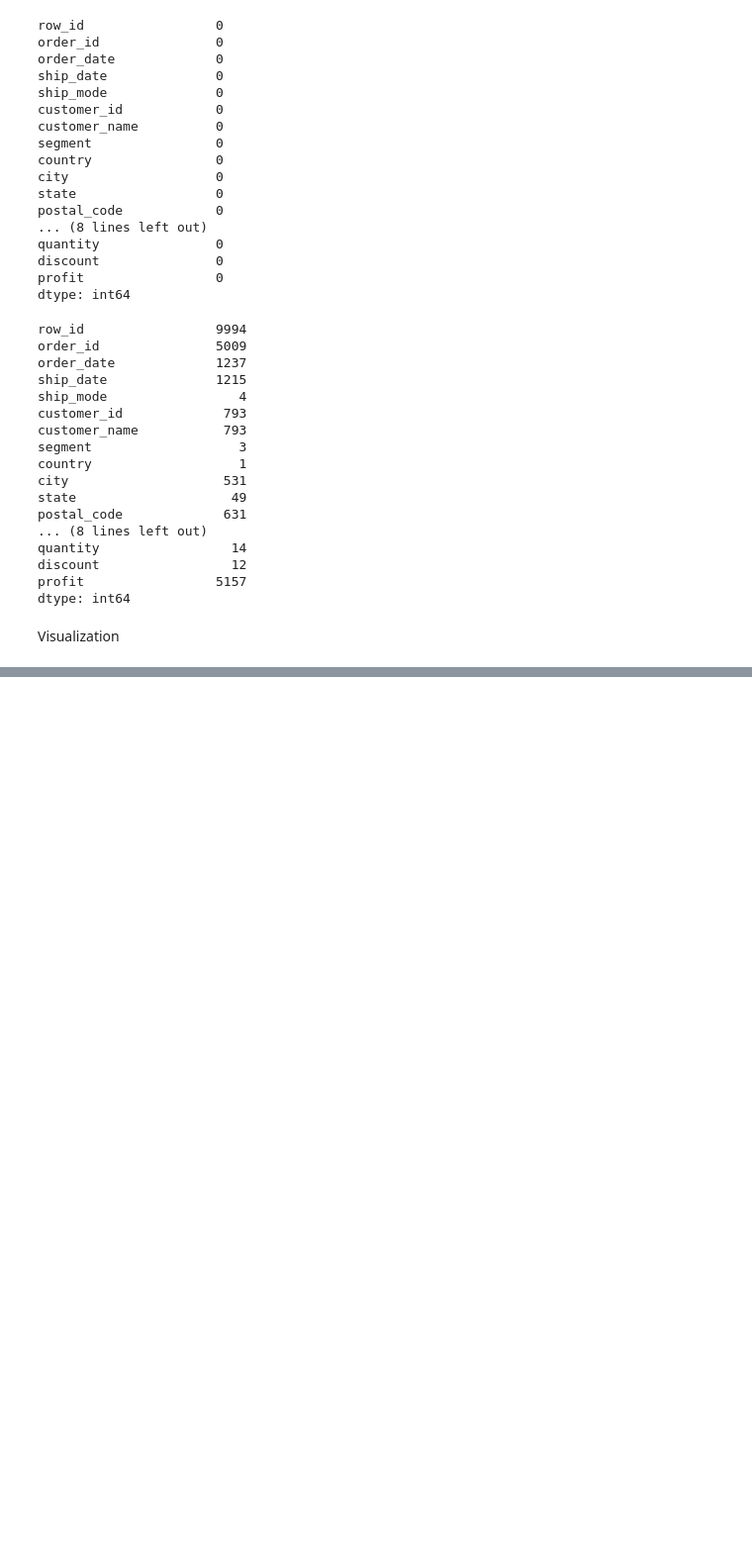
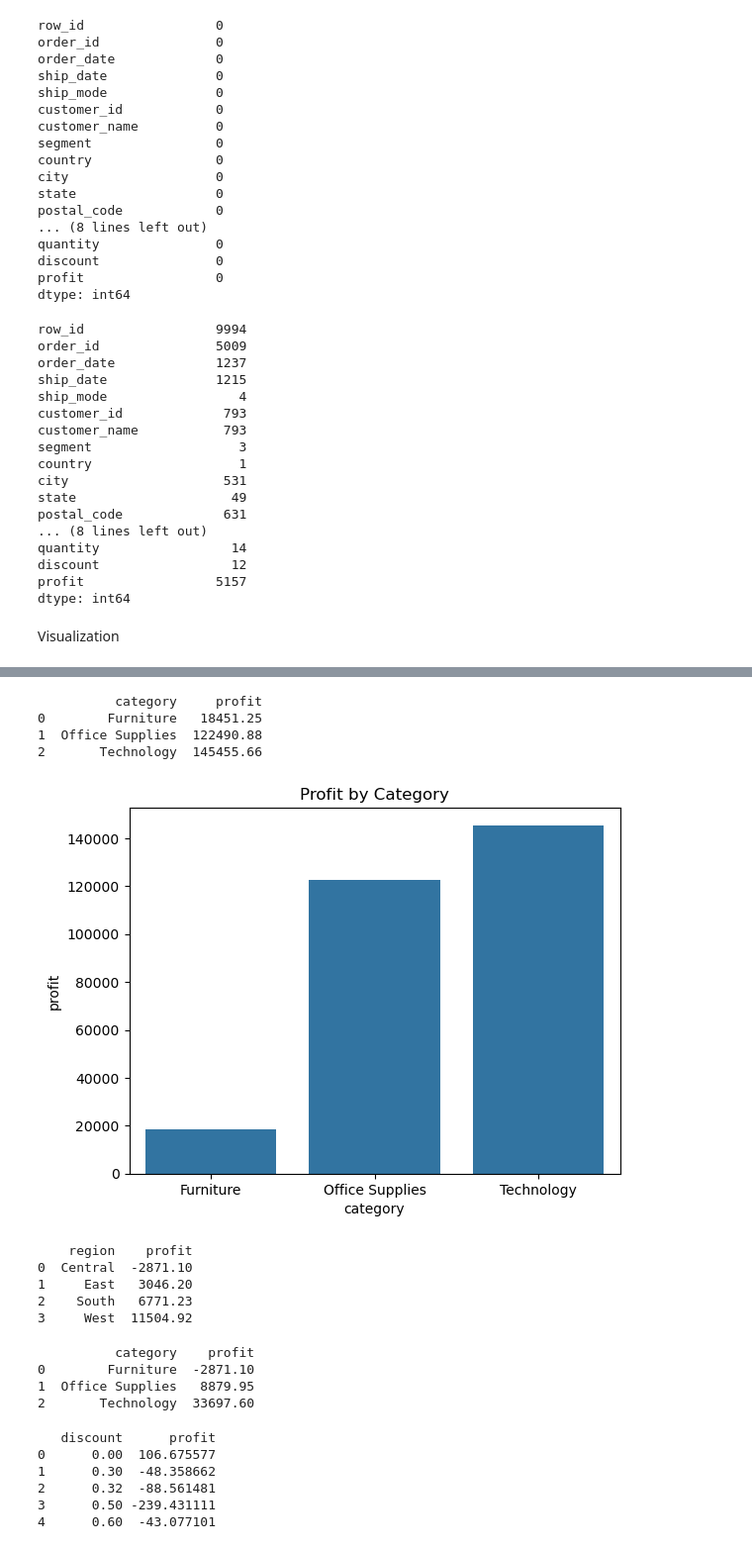
Before and after one commit to manishmopuri19/Retail_supply_chain_Analysis, a Jupyter notebook: Retail Supply Chain.ipynb, the cells around one changed output, grey strips where cells are left out. Shown at 99% size. Drawn from its saved outputs; the diff is of its cells as text; code cells hidden in the pictures; blank space fills up the shorter version.

Commit message:
Analysis the profits and features invovled

```diff
--- a/Retail Supply Chain.ipynb
+++ b/Retail Supply Chain.ipynb
@@ -5,4 +6,4 @@ import seaborn as sns
 # %%
-data=pd.read_csv('D:/Datasets/retailsupplychain/Retail-Supply-Chain-Sales-Dataset.csv', parse_dates=['Order Date', 'Ship Date'])
+data=pd.read_csv('C:/Users/manis/OneDrive/Desktop/Data Science/Retail supply chain/retailsupplychainData/Retail-Supply-Chain-Sales-Dataset.csv', parse_dates=['Order Date', 'Ship Date'])
 # %%
 print(data.head(5))
@@ -114,0 +138,2 @@ Visualization
+# %%
+data['delivery_time'] = (data['ship_date'] - data['order_date']).dt.days
@@ -114,0 +160,39 @@ Visualization
+# %%
+cat_profit=data.groupby('category')['profit'].sum().reset_index()
+print(cat_profit)
+sns.barplot(data=cat_profit, x='category', y='profit')
+plt.title("Profit by Category")
+plt.show()
+# %% [output]
+          category     profit
+0        Furniture   18451.25
+1  Office Supplies  122490.88
+2       Technology  145455.66
+[figure, added]
+# %%
+furniture_evaluation=data[data['category']=='Furniture'].groupby('region')['profit'].sum().reset_index()
+print(furniture_evaluation)
+# %% [output]
+    region    profit
+0  Central  -2871.10
+1     East   3046.20
+2    South   6771.23
+3     West  11504.92
+# %%
+central_region_profits_and_losses=data[data['region']=='Central'].groupby('category')['profit'].sum().reset_index()
+print(central_region_profits_and_losses)
+# %% [output]
+          category    profit
+0        Furniture  -2871.10
+1  Office Supplies   8879.95
+2       Technology  33697.60
+# %%
+discount_profits_effect_in_central=data[(data['region']=='Central') & (data['category']=='Furniture')].groupby('discount')['profit'].mean().reset_index()
+print(discount_profits_effect_in_central)
+# %% [output]
+   discount      profit
+0      0.00  106.675577
+1      0.30  -48.358662
+2      0.32  -88.561481
+3      0.50 -239.431111
+4      0.60  -43.077101
```
Also changed, not shown: parts of 6 cells of this notebook.
